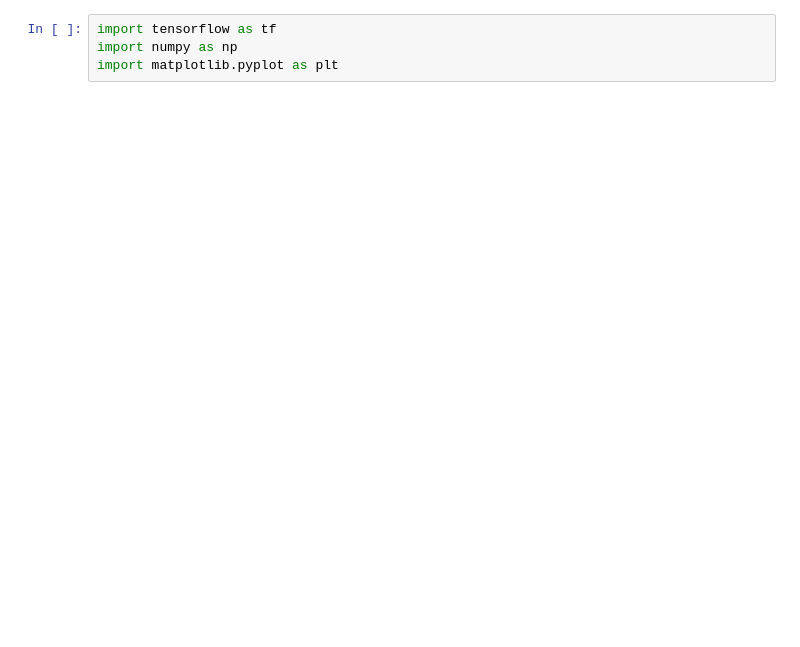
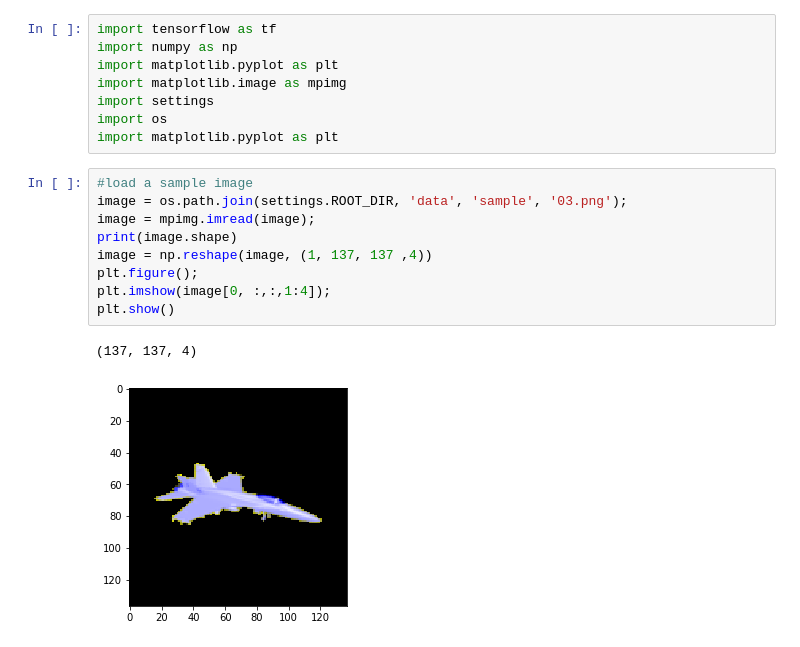
Before and after one commit to yijunj/Stanford-CS231N-3D-Image-Builder, a Jupyter notebook: notebooks/R2N2_encoder.ipynb, the cells around one changed output. Saved outputs shown, nothing was run; the diff lists cells and outputs as text; blank space fills up the shorter version.

```diff
--- a/notebooks/R2N2_encoder.ipynb
+++ b/notebooks/R2N2_encoder.ipynb
@@ -2,6 +2,22 @@
 import tensorflow as tf
 import numpy as np
 import matplotlib.pyplot as plt
+import matplotlib.image as mpimg
+import settings
+import os
+import matplotlib.pyplot as plt
+# %%
+#load a sample image
+image = os.path.join(settings.ROOT_DIR, 'data', 'sample', '03.png');
+image = mpimg.imread(image);
+print(image.shape)
+image = np.reshape(image, (1, 137, 137 ,4))
+plt.figure();
+plt.imshow(image[0, :,:,1:4]);
+plt.show()
+# %% [output]
+(137, 137, 4)
+[figure, added]
 # %%
 ## design tensorflow function which performs CNN encoding
 def simple_encoder_layer(input_image):
```
Also changed, not shown: parts of 4 cells of this notebook, 5 other files.
